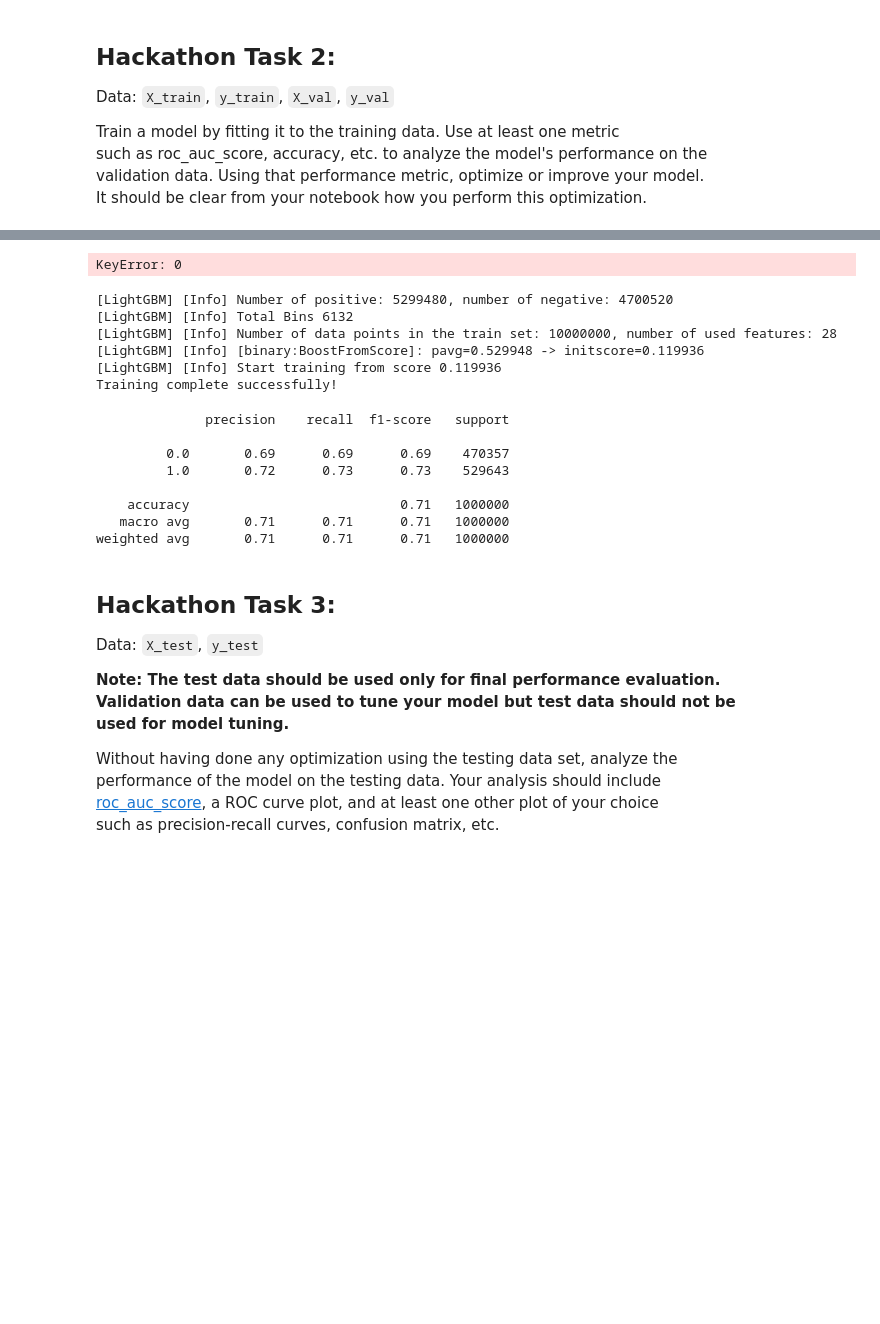
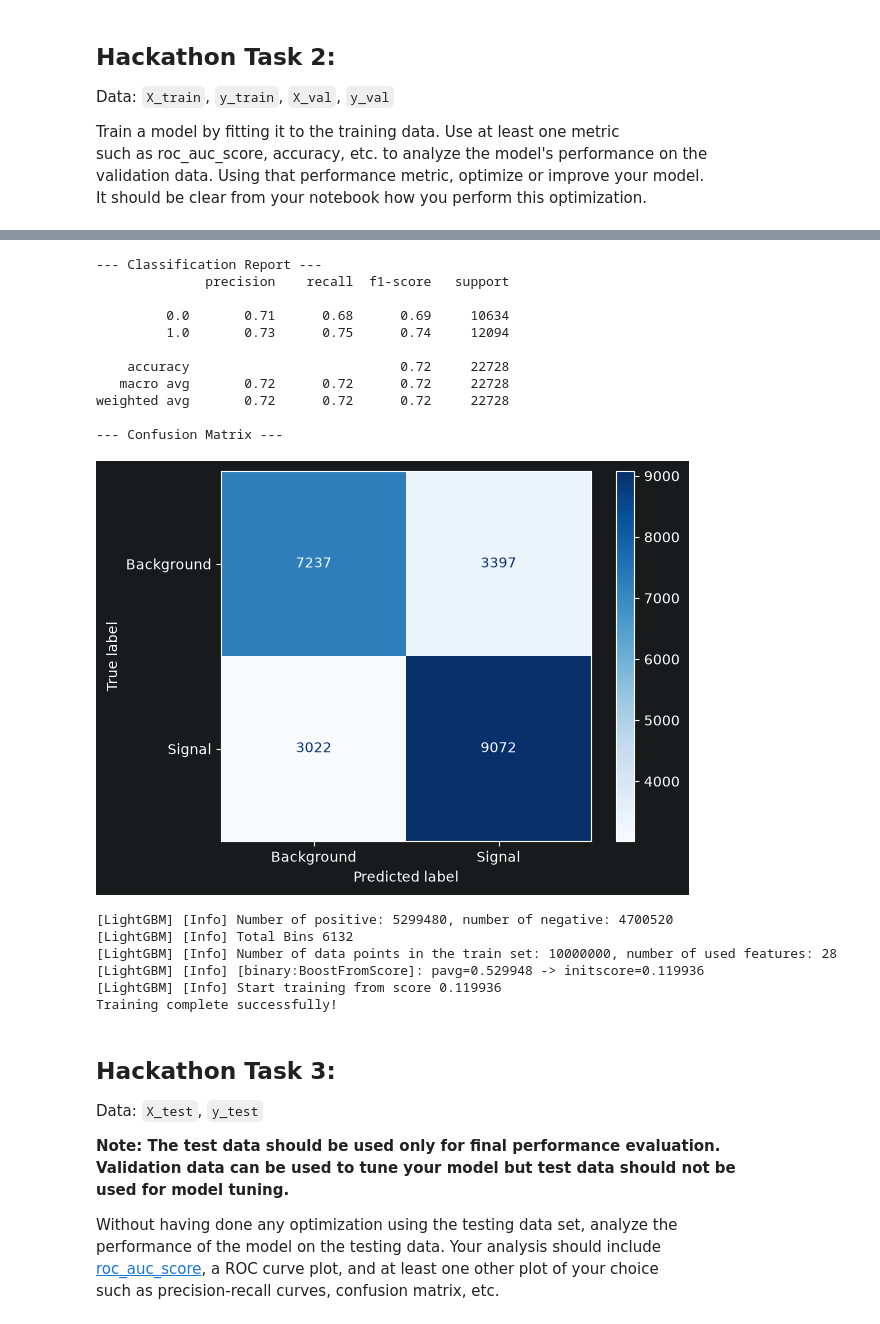
Before and after one commit to dylandhall/DeepLearnHackathon, a Jupyter notebook: HiggsBosonClassificationChallenge/higgs_classification.ipynb, the cells around one changed output, grey strips where cells are left out. Drawn from its saved outputs; the diff is of its cells as text; code cells hidden in the pictures; blank space fills up the shorter version.

Commit message:
report on results for higgs task

```diff
--- a/HiggsBosonClassificationChallenge/higgs_classification.ipynb
+++ b/HiggsBosonClassificationChallenge/higgs_classification.ipynb
@@ -170,8 +170,12 @@ from sklearn.preprocessing import StandardScaler
 
 # TabNet requires a specific array shape and prefers unscaled or lightly scaled data
 clf = TabNetClassifier(
-    n_d=64, n_a=64, n_steps=5,
-    gamma=1.5, n_independent=2, n_shared=2,
+    n_d=64,
+    n_a=64,
+    n_steps=5,
+    gamma=1.5,
+    n_independent=2,
+    n_shared=2,
     optimizer_fn=torch.optim.Adam,
     optimizer_params=dict(lr=2e-2),
     scheduler_params={"step_size":50, "gamma":0.9},
@@ -182,10 +186,11 @@ clf = TabNetClassifier(
 # Fit the model
 clf.fit(
     X_train=X_train.values, y_train=y_train.values,
-    eval_set=[(X_train.values, y_train.values), (X_test.values, y_test.values)],
-    eval_name=['train', 'valid'],
+    eval_set=[(X_val.values, y_val.values)],
+    eval_name=['train'],
     eval_metric=['auc'],
-    max_epochs=20, patience=5,
+    max_epochs=12,
+    patience=5,
     batch_size=4096,
     virtual_batch_size=512
 )
@@ -204,12 +211,33 @@ Early stopping occurred at epoch 8 with best_epoch = 3 and best_valid_auc = 0.54
-# %%
-from sklearn.metrics import classification_report, mean_absolute_error
-
-# Generate predictions on the test data
-
-predictions = clf.predict(X_test)
-print(classification_report(y_test, predictions))
-# %% [output]
-KeyError: 0
+# %%
+import matplotlib.pyplot as plt
+from sklearn.metrics import classification_report, confusion_matrix, ConfusionMatrixDisplay, RocCurveDisplay
+
+# Fix: Convert X_test to a numpy array using .values
+predictions = clf.predict(X_test.values)
+
+# 1. Print the text report
+print("--- Classification Report ---")
+print(classification_report(y_test, predictions))
+
+# 2. Plot the Confusion Matrix
+print("--- Confusion Matrix ---")
+cm = confusion_matrix(y_test, predictions)
+disp = ConfusionMatrixDisplay(confusion_matrix=cm, display_labels=['Background', 'Signal'])
+disp.plot(cmap=plt.cm.Blues)
+plt.show()
+# %% [output]
+--- Classification Report ---
+              precision    recall  f1-score   support
+
+         0.0       0.71      0.68      0.69     10634
+         1.0       0.73      0.75      0.74     12094
+
+    accuracy                           0.72     22728
+   macro avg       0.72      0.72      0.72     22728
+weighted avg       0.72      0.72      0.72     22728
+
+--- Confusion Matrix ---
+[figure, added]
 # %%
 import lightgbm as lgb
 from sklearn.calibration import CalibratedClassifierCV
@@ -240,22 +269,6 @@ print("Training complete successfully!")
 [LightGBM] [Info] [binary:BoostFromScore]: pavg=0.529948 -> initscore=0.119936
 [LightGBM] [Info] Start training from score 0.119936
 Training complete successfully!
-# %%
-from sklearn.metrics import classification_report, mean_absolute_error
-
-# Generate predictions on the test data
-
-predictions = base_model.predict(X_val1)
-print(classification_report(y_val1, predictions))
-# %% [output]
-              precision    recall  f1-score   support
-
-         0.0       0.69      0.69      0.69    470357
-         1.0       0.72      0.73      0.73    529643
-
-    accuracy                           0.71   1000000
-   macro avg       0.71      0.71      0.71   1000000
-weighted avg       0.71      0.71      0.71   1000000
 # %% [markdown]
 ## Hackathon Task 3:
 
```
Also changed, not shown: parts of 6 cells of this notebook.
